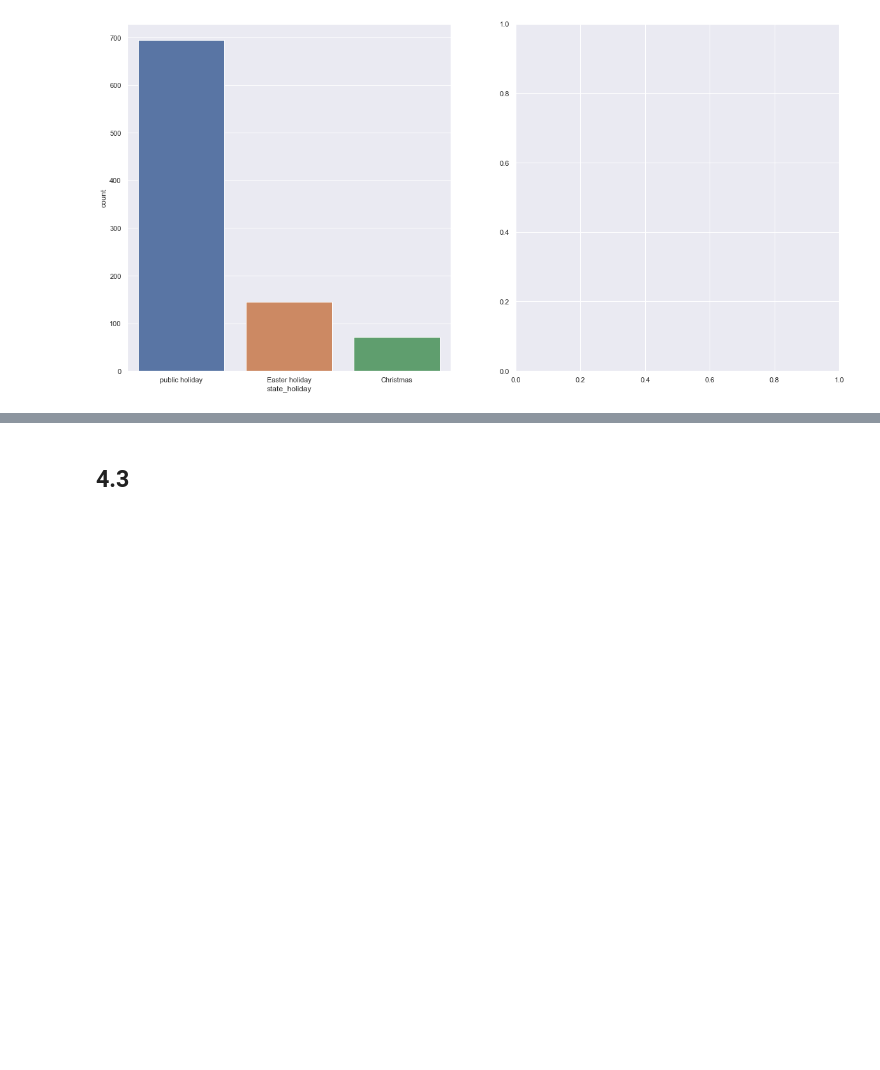
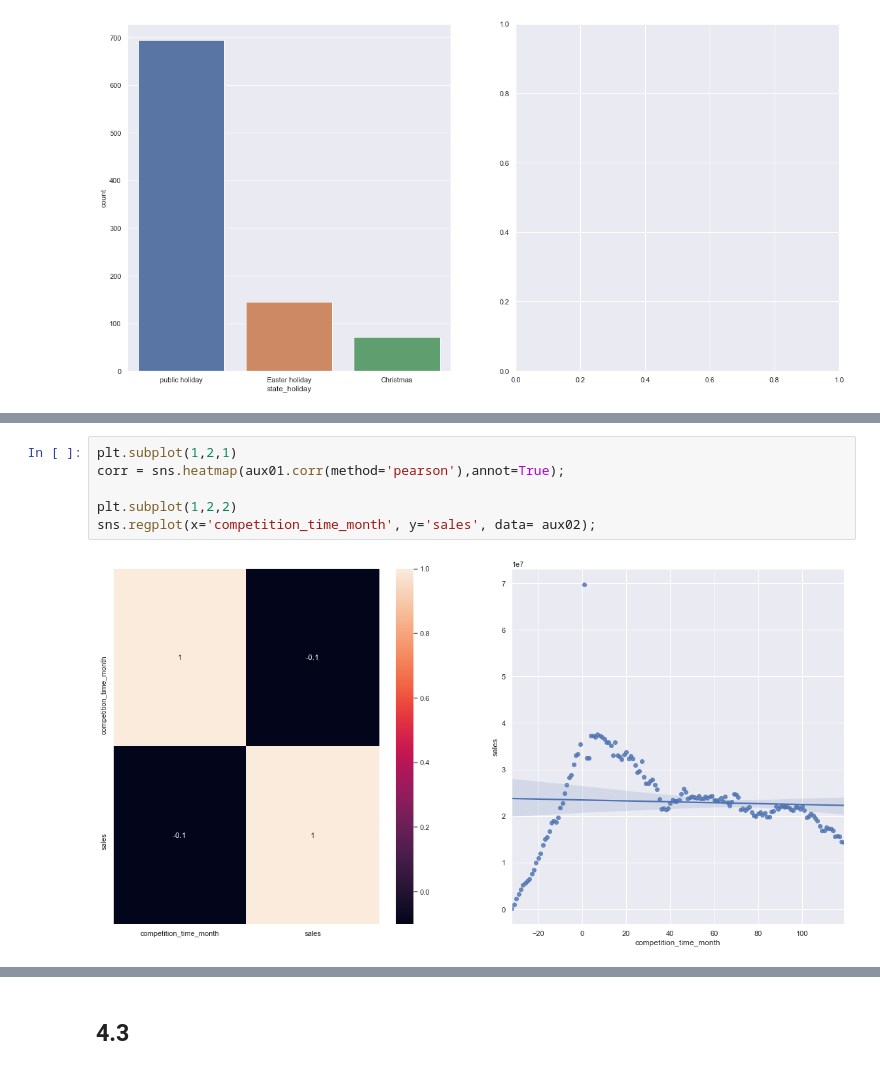
Before and after one commit to brunalimap/Rossmann_Stores, a Jupyter notebook: m04_v01_store_sales_prediction.ipynb, the cells around one changed output, grey strips where cells are left out. Saved outputs shown, nothing was run; the diff lists cells and outputs as text; blank space fills up the shorter version.

```diff
--- a/m04_v01_store_sales_prediction.ipynb
+++ b/m04_v01_store_sales_prediction.ipynb
@@ -552,0 +638,8 @@ sns.kdeplot(df4[df4['state_holiday'] == 'public_holiday']['sales'], label='publi
+# %%
+plt.subplot(1,2,1)
+corr = sns.heatmap(aux01.corr(method='pearson'),annot=True);
+
+plt.subplot(1,2,2)
+sns.regplot(x='competition_time_month', y='sales', data= aux02);
+# %% [output]
+[figure, added]
```
Also changed, not shown: parts of 39 cells of this notebook.
